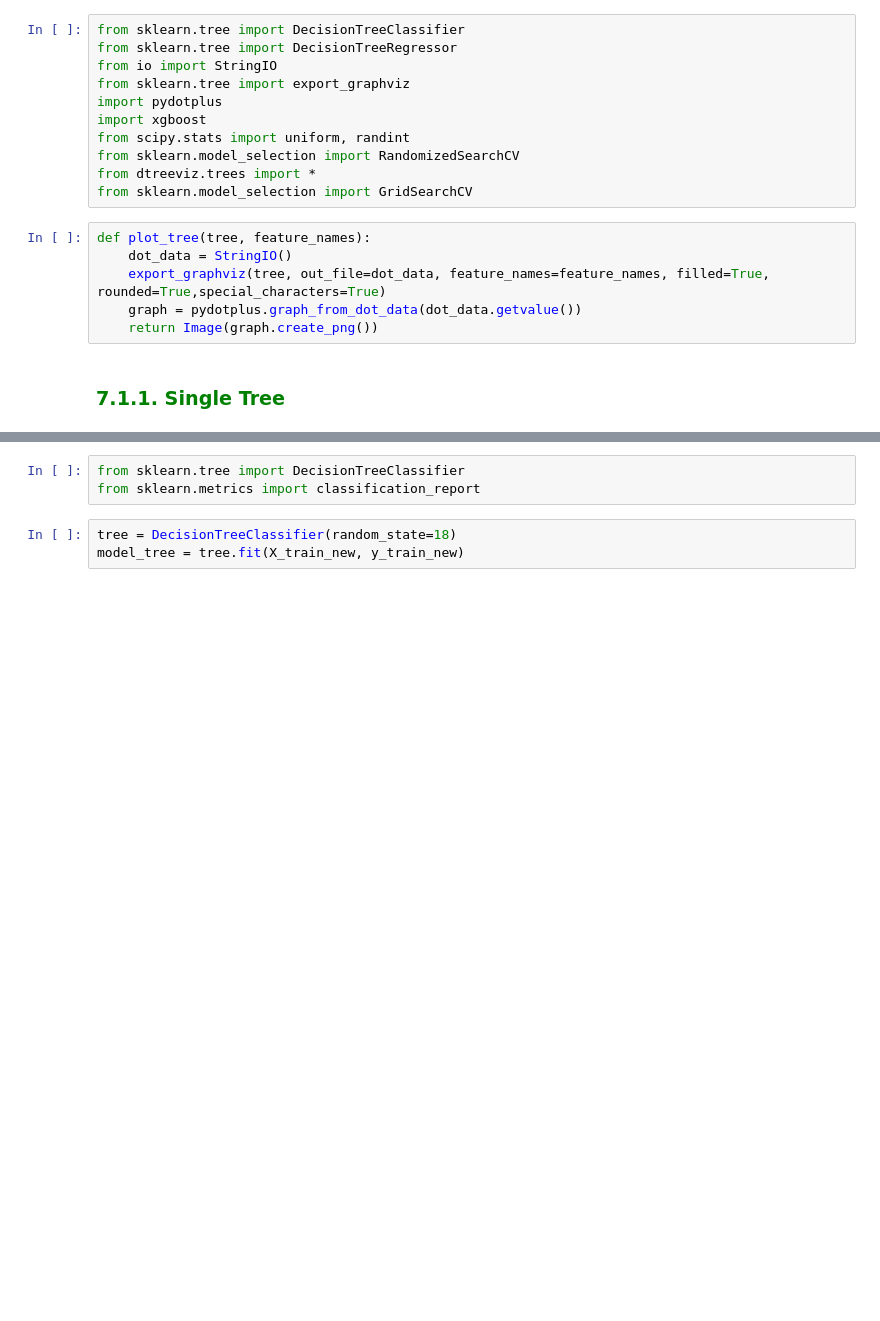
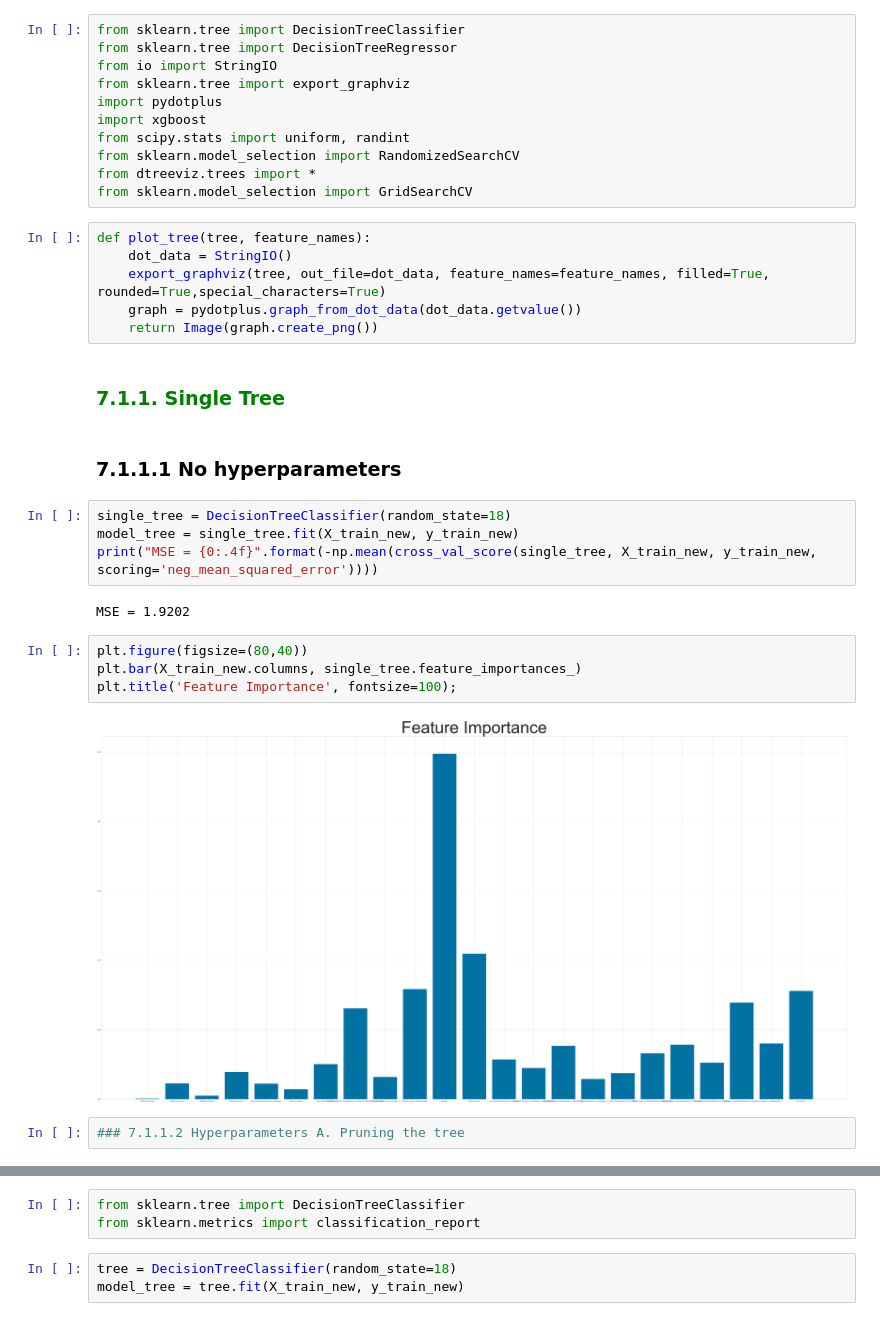
Before and after one commit to callysthenes/forest_cover_type_detector, a Jupyter notebook: group_assignment/forest_cover_type_detector_gr_a_Part3.ipynb, the cells around one changed output, grey strips where cells are left out. Saved outputs shown, nothing was run; the diff lists cells and outputs as text; blank space fills up the shorter version.

```diff
--- a/group_assignment/forest_cover_type_detector_gr_a_Part3.ipynb
+++ b/group_assignment/forest_cover_type_detector_gr_a_Part3.ipynb
@@ -409,3 +412,19 @@ def plot_tree(tree, feature_names):
     return Image(graph.create_png())
 # %% [markdown]
 ### <font color=green> 7.1.1. Single Tree <font>
+# %% [markdown]
+### 7.1.1.1 No hyperparameters
+# %%
+single_tree = DecisionTreeClassifier(random_state=18)
+model_tree = single_tree.fit(X_train_new, y_train_new)
+print("MSE = {0:.4f}".format(-np.mean(cross_val_score(single_tree, X_train_new, y_train_new, scoring='neg_mean_squared_error'))))
+# %% [output]
+MSE = 1.9202
+# %%
+plt.figure(figsize=(80,40))
+plt.bar(X_train_new.columns, single_tree.feature_importances_)
+plt.title('Feature Importance', fontsize=100);
+# %% [output]
+[figure, added]
+# %%
+### 7.1.1.2 Hyperparameters A. Pruning the tree
```
Also changed, not shown: parts of 62 cells of this notebook, 5 other files.
